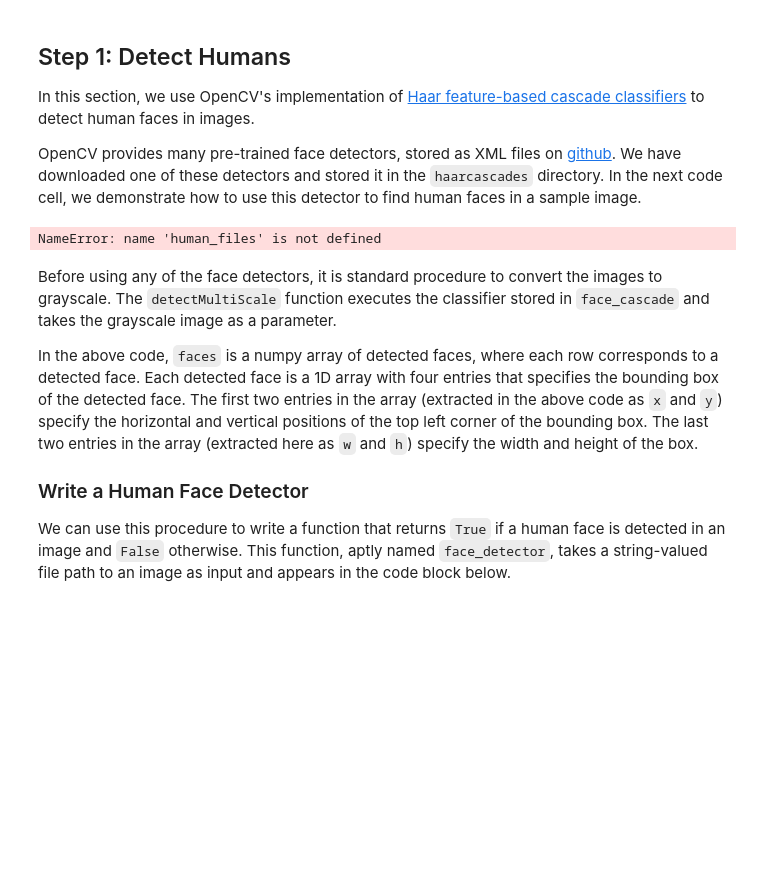
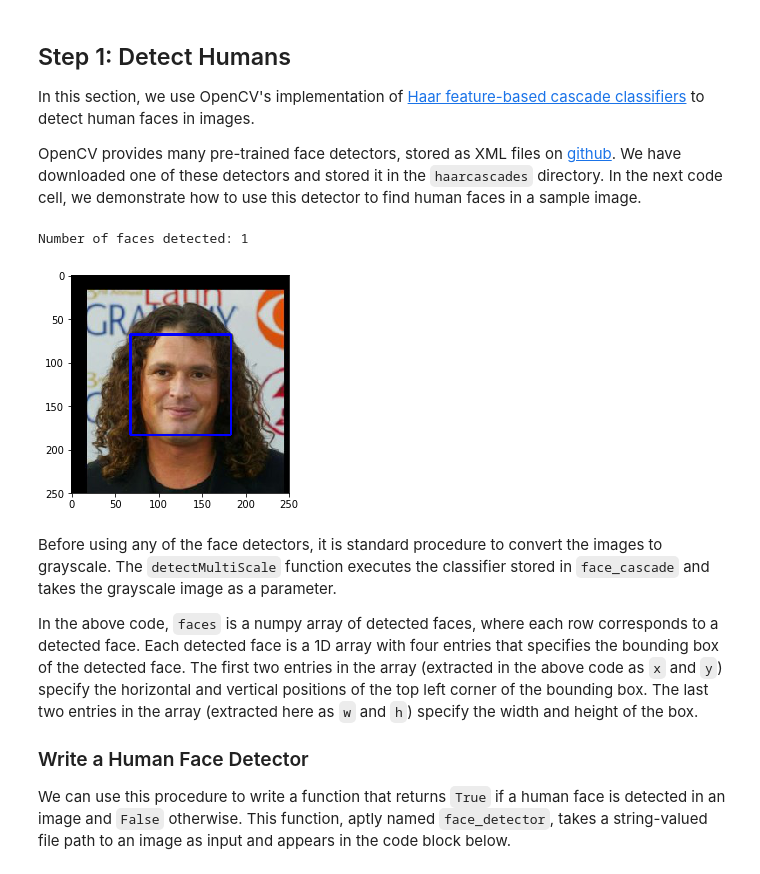
Before and after one commit to anthony-wang/deep-learning-v2-pytorch, a Jupyter notebook: project-dog-classification/dog_app_aw.ipynb, the cells around one changed output. Cells and saved outputs as stored; diff of their text form; code cells hidden in the pictures; blank space fills up the shorter version.

```diff
--- a/project-dog-classification/dog_app_aw.ipynb
+++ b/project-dog-classification/dog_app_aw.ipynb
@@ -55,8 +58,8 @@ import numpy as np
 from glob import glob
 
 # load filenames for human and dog images
-human_files = np.array(glob("lfw/*/*"))
-dog_files = np.array(glob("dogImages/*/*/*"))
+human_files = np.array(glob("/data/lfw/*/*"))
+dog_files = np.array(glob("/data/dog_images/*/*/*"))
 
 # print number of images in each dataset
 print('There are %d total human images.' % len(human_files))
@@ -71,35 +77,36 @@ OpenCV provides many pre-trained face detectors, stored as XML files on [github]
 # %%
 import cv2
 import matplotlib.pyplot as plt
 %matplotlib inline
 
 # extract pre-trained face detector
 face_cascade = cv2.CascadeClassifier('haarcascades/haarcascade_frontalface_alt.xml')
 
 # load color (BGR) image
-img = cv2.imread(human_files[0])
+img = cv2.imread(human_files[np.random.randint(len(human_files))])
 # convert BGR image to grayscale
 gray = cv2.cvtColor(img, cv2.COLOR_BGR2GRAY)
 
 # find faces in image
 faces = face_cascade.detectMultiScale(gray)
 
 # print number of faces detected in the image
 print('Number of faces detected:', len(faces))
 
 # get bounding box for each detected face
 for (x,y,w,h) in faces:
     # add bounding box to color image
     cv2.rectangle(img,(x,y),(x+w,y+h),(255,0,0),2)
 
 # convert BGR image to RGB for plotting
 cv_rgb = cv2.cvtColor(img, cv2.COLOR_BGR2RGB)
 
 # display the image, along with bounding box
 plt.imshow(cv_rgb)
 plt.show()
 # %% [output]
-NameError: name 'human_files' is not defined
+Number of faces detected: 1
+[figure, added]
 # %% [markdown]
 Before using any of the face detectors, it is standard procedure to convert the images to grayscale.  The `detectMultiScale` function executes the classifier stored in `face_cascade` and takes the grayscale image as a parameter.
 
```
Also changed, not shown: parts of 25 cells of this notebook.
